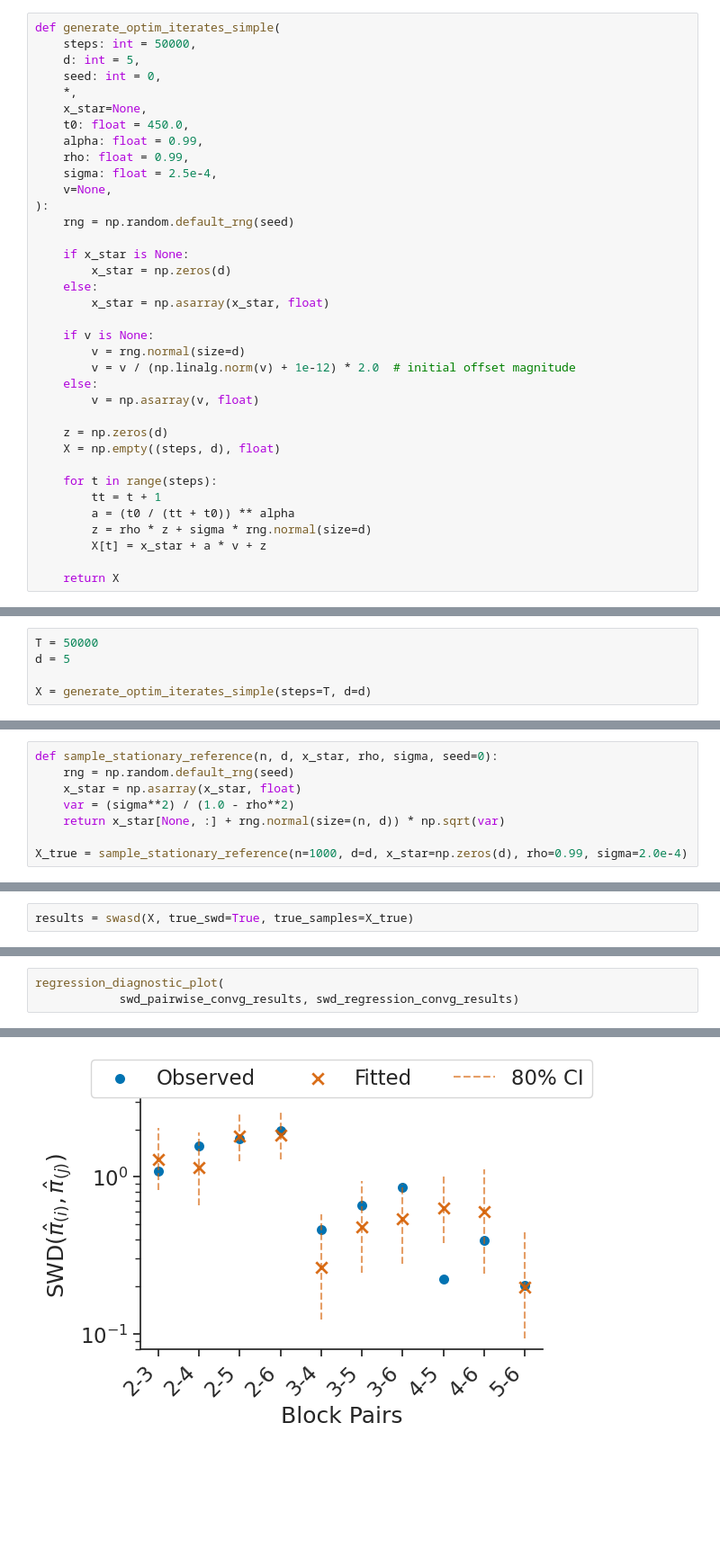
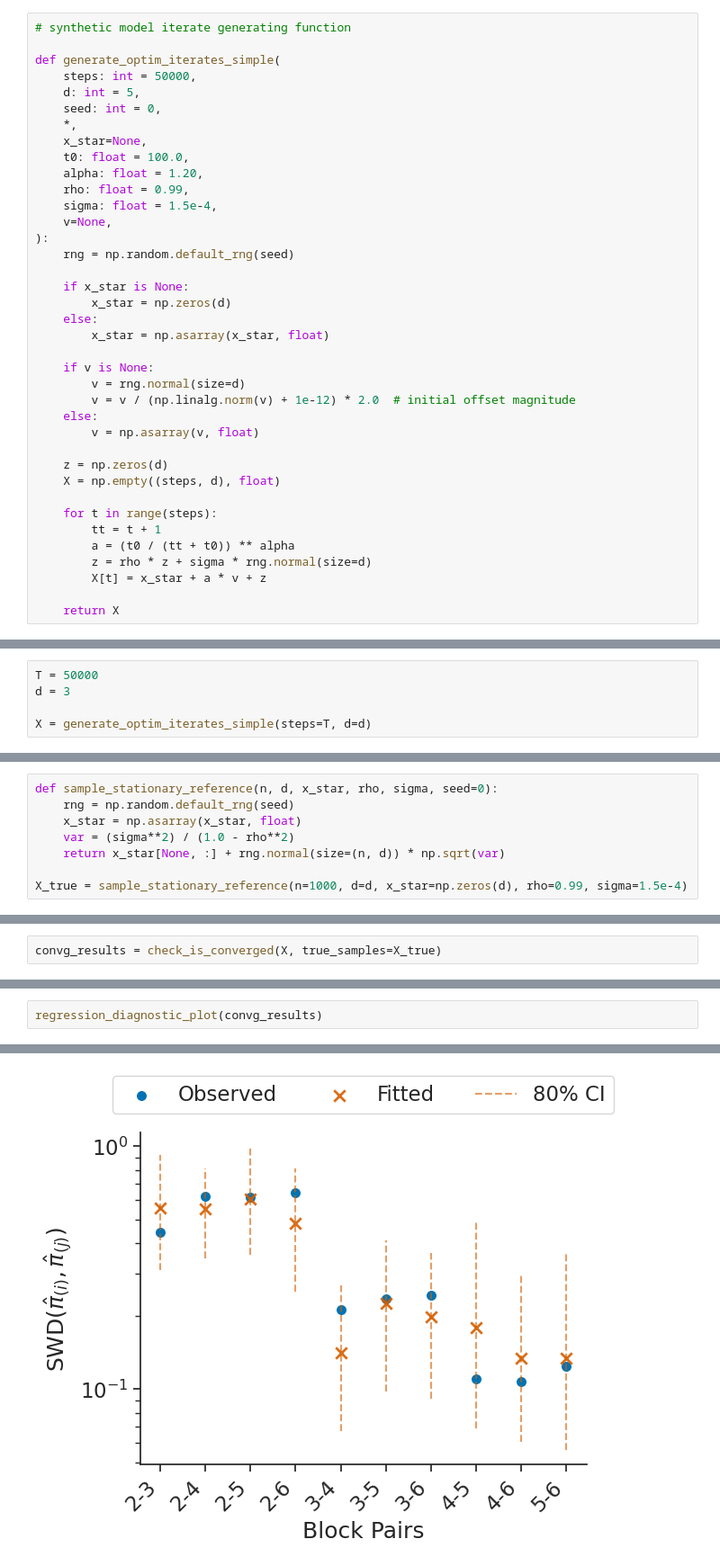
Before and after one commit to Manushi22/swasd, a Jupyter notebook: notebooks/stochastic_optimization_example.ipynb, the cells around one changed output, grey strips where cells are left out. Shown at 90% size. Saved outputs shown, nothing was run; the diff lists cells and outputs as text; blank space fills up the shorter version.

```diff
--- a/notebooks/stochastic_optimization_example.ipynb
+++ b/notebooks/stochastic_optimization_example.ipynb
@@ -38,16 +44,18 @@ sns.set_palette('colorblind', n_colors=30)
 sns.set_style("ticks", {"axes.spines.right": False,
         "axes.spines.top": False})
 # %%
+# synthetic model iterate generating function
+
 def generate_optim_iterates_simple(
     steps: int = 50000,
     d: int = 5,
     seed: int = 0,
     *,
     x_star=None,
-    t0: float = 450.0,
-    alpha: float = 0.99,
+    t0: float = 100.0,
+    alpha: float = 1.20,
     rho: float = 0.99,
-    sigma: float = 2.5e-4,
+    sigma: float = 1.5e-4,
     v=None,
 ):
     rng = np.random.default_rng(seed)
@@ -78,5 +88,5 @@ Generate a (num_iters, num_dims) matrix of stochastic optimization iterates.
 # %%
 T = 50000
-d = 5
+d = 3
 
 X = generate_optim_iterates_simple(steps=T, d=d)
@@ -95,7 +111,7 @@ def sample_stationary_reference(n, d, x_star, rho, sigma, seed=0):
     var = (sigma**2) / (1.0 - rho**2)
     return x_star[None, :] + rng.normal(size=(n, d)) * np.sqrt(var)
 
-X_true = sample_stationary_reference(n=1000, d=d, x_star=np.zeros(d), rho=0.99, sigma=2.0e-4)
+X_true = sample_stationary_reference(n=1000, d=d, x_star=np.zeros(d), rho=0.99, sigma=1.5e-4)
 # %%
 trace_plot(X_true, xlog=False)
 # %% [output]
@@ -107,3 +125,3 @@ Now we run the *SWASD* algorithm to detect convergence of the optimization itera
 # %%
-results = swasd(X, true_swd=True, true_samples=X_true)
+convg_results = check_is_converged(X, true_samples=X_true)
 # %% [output]
@@ -132,8 +136,7 @@ Next we can compare the observed pairwise distances with the fitted values at th
 # %%
-regression_diagnostic_plot(
-            swd_pairwise_convg_results, swd_regression_convg_results)
+regression_diagnostic_plot(convg_results)
 # %% [output]
 (<Figure size 640x480 with 1 Axes>,
  <Axes: xlabel='Block Pairs', ylabel='$\\mathrm{SWD}(\\hat{\\pi}_{(i)}, \\hat{\\pi}_{(j)})$'>)
-[figure, old version]
+[figure, new version]
 # %% [markdown]
```
Also changed, not shown: parts of 19 cells of this notebook.
